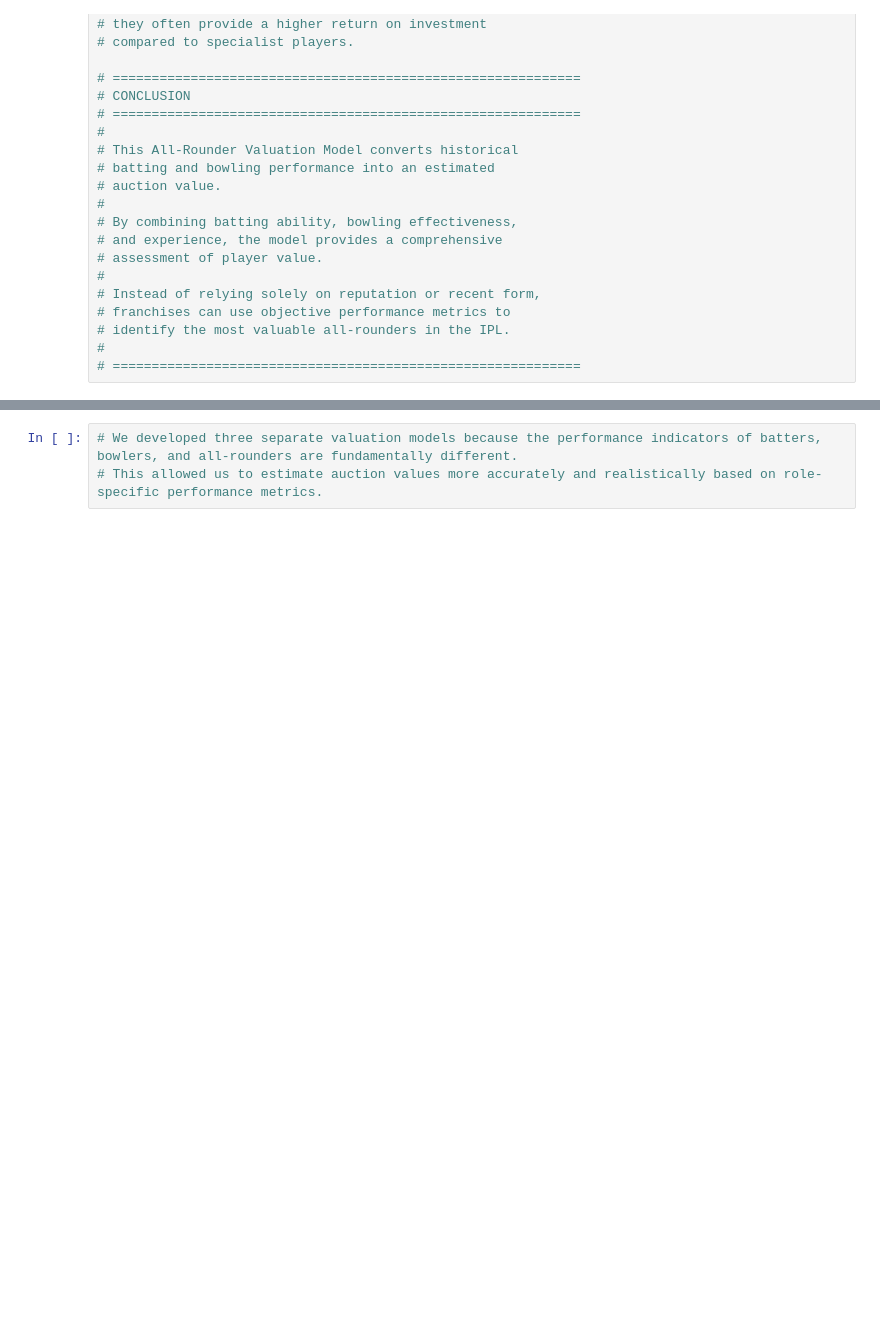
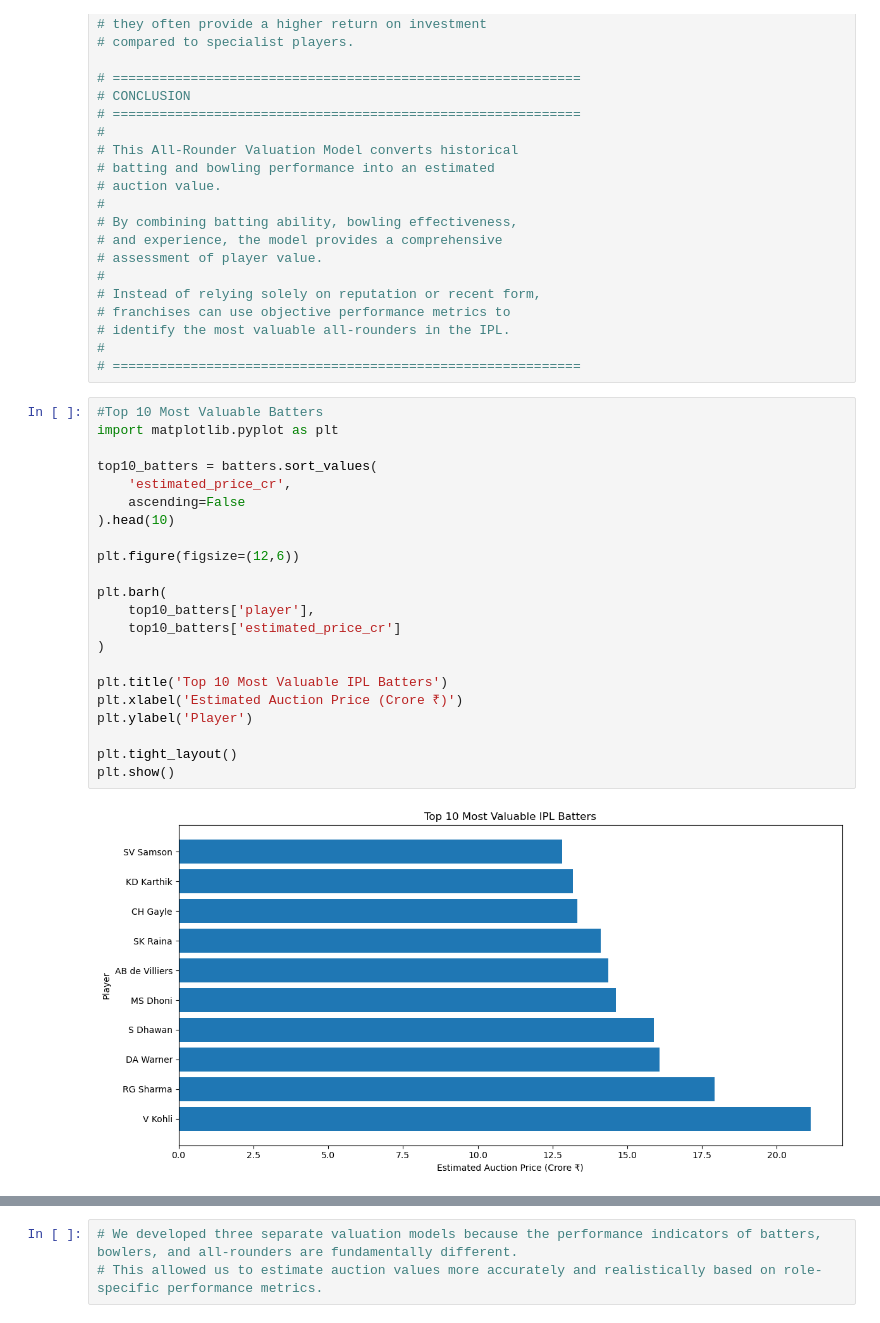
Before and after one commit to aryandhiman01/IPL_Auction_Intelligence_System, a Jupyter notebook: IPL_Task.ipynb, the cells around one changed output, grey strips where cells are left out. Saved outputs shown, nothing was run; the diff lists cells and outputs as text; blank space fills up the shorter version.

```diff
--- a/IPL_Task.ipynb
+++ b/IPL_Task.ipynb
@@ -1477,3 +1477,27 @@ top_all_rounders.head(20)
 # identify the most valuable all-rounders in the IPL.
 #
 # ============================================================
+# %%
+#Top 10 Most Valuable Batters
+import matplotlib.pyplot as plt
+
+top10_batters = batters.sort_values(
+    'estimated_price_cr',
+    ascending=False
+).head(10)
+
+plt.figure(figsize=(12,6))
+
+plt.barh(
+    top10_batters['player'],
+    top10_batters['estimated_price_cr']
+)
+
+plt.title('Top 10 Most Valuable IPL Batters')
+plt.xlabel('Estimated Auction Price (Crore ₹)')
+plt.ylabel('Player')
+
+plt.tight_layout()
+plt.show()
+# %% [output]
+[figure, added]
```
Also changed, not shown: parts of 9 cells of this notebook.
